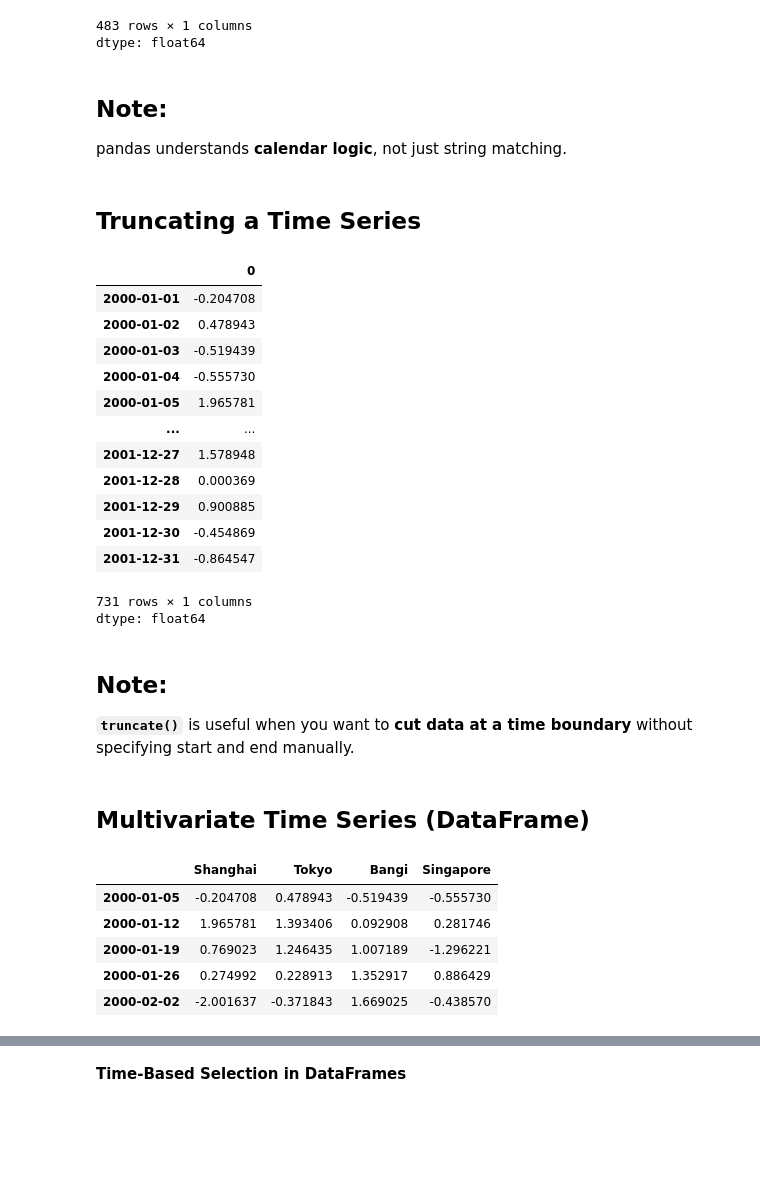
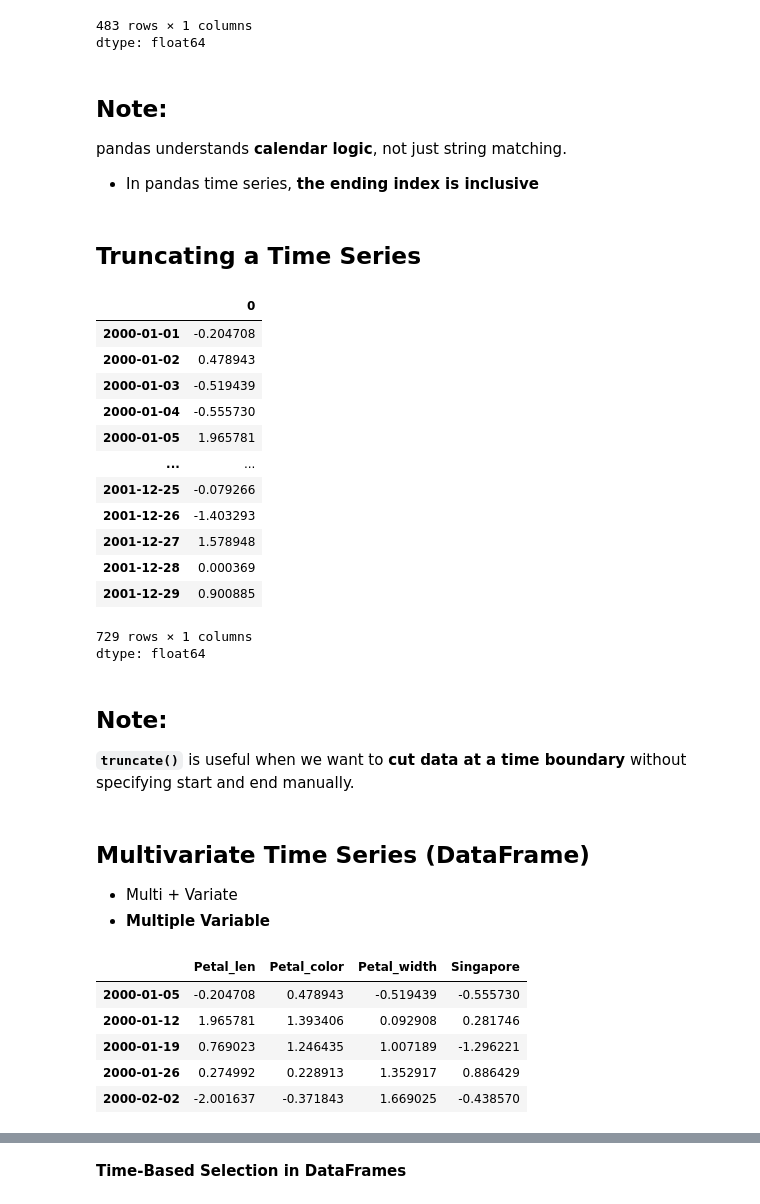
Before and after one commit to muzaffarizamuddin/Data-Science-Project, a Jupyter notebook: P166246_Week14_TimeSeries_20260108.ipynb, the cells around one changed output, grey strips where cells are left out. Saved outputs shown, nothing was run; the diff lists cells and outputs as text; code cells hidden in the pictures; blank space fills up the shorter version.

```diff
--- a/P166246_Week14_TimeSeries_20260108.ipynb
+++ b/P166246_Week14_TimeSeries_20260108.ipynb
@@ -288,33 +297,36 @@ dtype: float64
 # %% [markdown]
 ## **Note**:
 pandas understands **calendar logic**, not just string matching.
+- In pandas time series, **the ending index is inclusive**
 # %% [markdown]
 ## **Truncating a Time Series**
 # %%
 # Keeps all data up to 31 December 2001
 # Throws away everything after that date
-longer_ts.truncate(after='2001-12-31')
+longer_ts.truncate(after='2001-12-29')
 # %% [output]
 |  | 0 |
 | 2000-01-01 | -0.204708 |
 | 2000-01-02 | 0.478943 |
 | 2000-01-03 | -0.519439 |
 | 2000-01-04 | -0.555730 |
 | 2000-01-05 | 1.965781 |
 | ... | ... |
+| 2001-12-25 | -0.079266 |
+| 2001-12-26 | -1.403293 |
 | 2001-12-27 | 1.578948 |
 | 2001-12-28 | 0.000369 |
 | 2001-12-29 | 0.900885 |
-| 2001-12-30 | -0.454869 |
-| 2001-12-31 | -0.864547 |
-731 rows × 1 columns
+729 rows × 1 columns
 dtype: float64
 # %% [markdown]
 ## **Note:**
-**`truncate()`** is useful when you want to **cut data at a time boundary**
+**`truncate()`** is useful when we want to **cut data at a time boundary**
 without specifying start and end manually.
 # %% [markdown]
 ## **Multivariate Time Series (DataFrame)**
+- Multi + Variate
+- **Multiple Variable**
 # %%
 # Another example - DataFrame timestamp
 # Refer to the calendar
@@ -327,12 +339,12 @@ dates = pd.date_range('2000-01-01', periods = 100, freq = 'W-WED')
 long_df = pd.DataFrame(
     rng.standard_normal((100, 4)),
     index = dates,
-    columns = ['Shanghai', 'Tokyo', 'Bangi', 'Singapore']
+    columns = ['Petal_len', 'Petal_color', 'Petal_width', 'Singapore']
 )
 
 long_df.head()
 # %% [output]
-|  | Shanghai | Tokyo | Bangi | Singapore |
+|  | Petal_len | Petal_color | Petal_width | Singapore |
 | 2000-01-05 | -0.204708 | 0.478943 | -0.519439 | -0.555730 |
 | 2000-01-12 | 1.965781 | 1.393406 | 0.092908 | 0.281746 |
 | 2000-01-19 | 0.769023 | 1.246435 | 1.007189 | -1.296221 |
```
Also changed, not shown: parts of 36 cells of this notebook.
